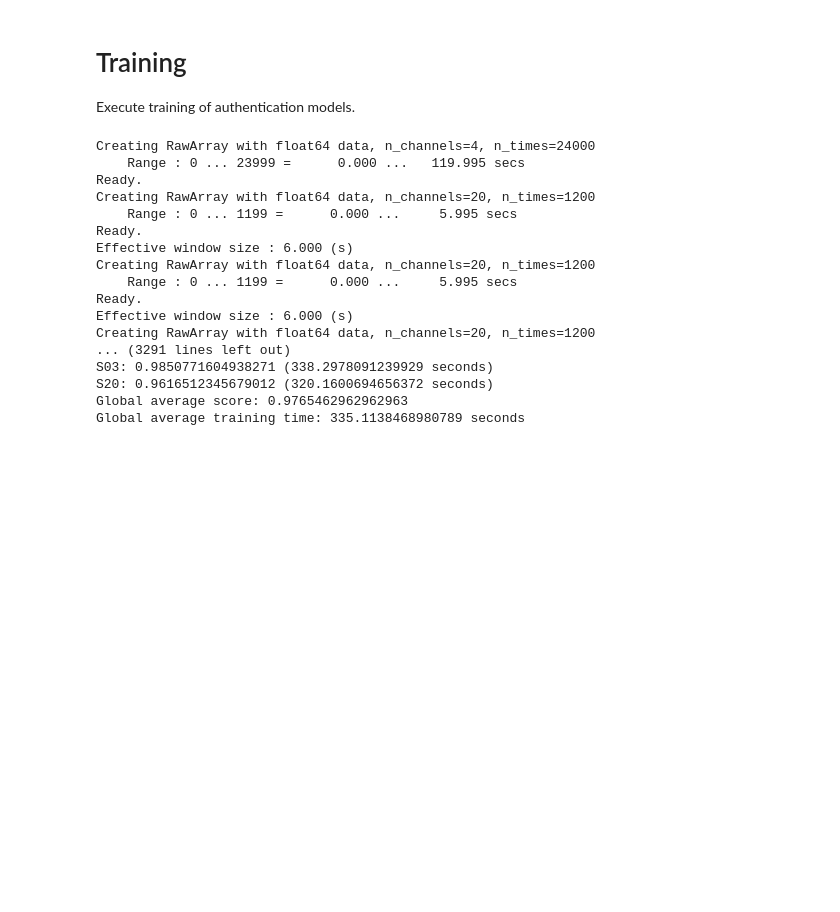
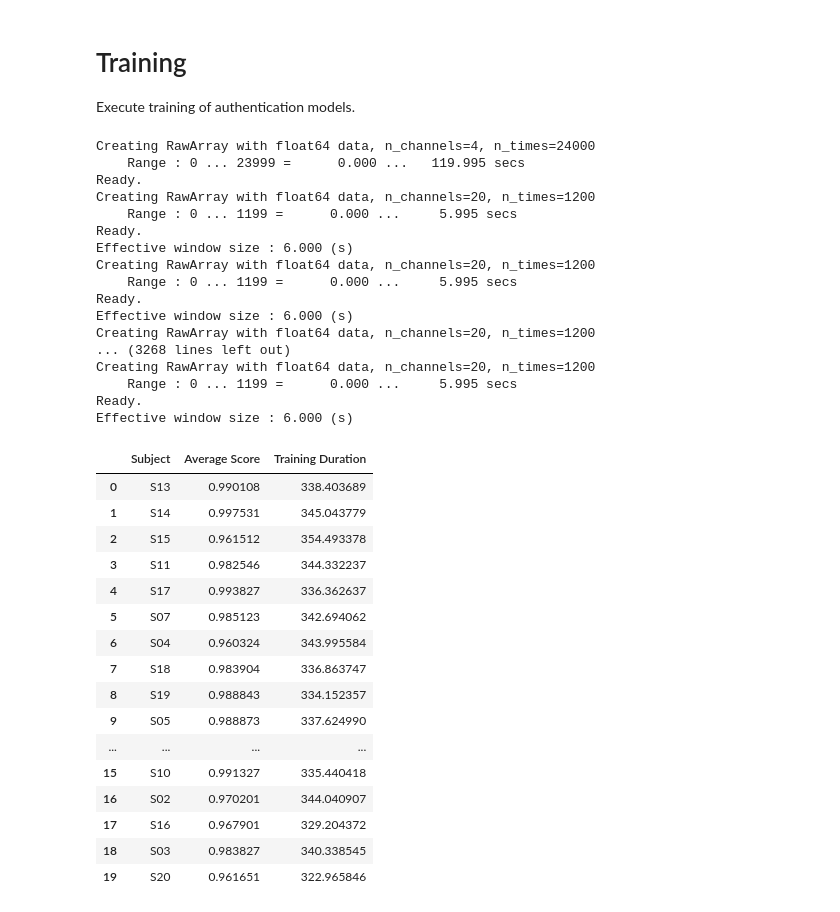
Before and after one commit to CPP-EEG-Authentication-Defense-Project/Authentication-Models, a Jupyter notebook: encrypted-classifiers/xgboost-encrypted.ipynb, the cells around one changed output. Cells and saved outputs as stored; diff of their text form; code cells hidden in the pictures; blank space fills up the shorter version.

```diff
--- a/encrypted-classifiers/xgboost-encrypted.ipynb
+++ b/encrypted-classifiers/xgboost-encrypted.ipynb
@@ -34,7 +36,8 @@ class XGBBuilder(model.ModelBuilder[XGBClassifier]):
         return XGBClassifier(
             n_estimators=100,
             max_depth=3,
-            learning_rate=0.1
+            learning_rate=0.3,
+            random_state=RANDOM_SEED
         )
 
     def train_classifier(self, classifier: XGBClassifier, x_data: np_types.ArrayLike, y_data: np_types.ArrayLike):
@@ -94,12 +97,6 @@ xgb_builder = XGBBuilder(
     data_processor=data_processor
 )
 results = xgb_builder.train(K_FOLDS)
-print('Average scores and training times:')
-for subject, average in results.iter_subject_average_scores():
-    training_time = results.training_statistics[subject].training_duration
-    print(f'{subject}: {average} ({training_time} seconds)')
-print(f'Global average score: {results.global_average_score}')
-print(f'Global average training time: {results.global_average_time} seconds')
 # %% [output]
 Creating RawArray with float64 data, n_channels=4, n_times=24000
     Range : 0 ... 23999 =      0.000 ...   119.995 secs
@@ -113,8 +110,36 @@ Creating RawArray with float64 data, n_channels=20, n_times=1200
 Ready.
 Effective window size : 6.000 (s)
 Creating RawArray with float64 data, n_channels=20, n_times=1200
-... (3291 lines left out)
-S03: 0.9850771604938271 (338.2978091239929 seconds)
-S20: 0.9616512345679012 (320.1600694656372 seconds)
-Global average score: 0.9765462962962963
-Global average training time: 335.1138468980789 seconds
+... (3268 lines left out)
+Creating RawArray with float64 data, n_channels=20, n_times=1200
+    Range : 0 ... 1199 =      0.000 ...     5.995 secs
+Ready.
+Effective window size : 6.000 (s)
+# %%
+subject_score_rows = []
+for subject in results.training_statistics:
+    subject_score_rows.append([
+        subject,
+        results.training_statistics[subject].average_score,
+        results.training_statistics[subject].training_duration
+    ])
+subject_scores = pd.DataFrame(subject_score_rows, columns=['Subject', 'Average Score', 'Training Duration'])
+subject_scores
+# %% [output]
+|  | Subject | Average Score | Training Duration |
+| 0 | S13 | 0.990108 | 338.403689 |
+| 1 | S14 | 0.997531 | 345.043779 |
+| 2 | S15 | 0.961512 | 354.493378 |
+| 3 | S11 | 0.982546 | 344.332237 |
+| 4 | S17 | 0.993827 | 336.362637 |
+| 5 | S07 | 0.985123 | 342.694062 |
+| 6 | S04 | 0.960324 | 343.995584 |
+| 7 | S18 | 0.983904 | 336.863747 |
+| 8 | S19 | 0.988843 | 334.152357 |
+| 9 | S05 | 0.988873 | 337.624990 |
+| ... | ... | ... | ... |
+| 15 | S10 | 0.991327 | 335.440418 |
+| 16 | S02 | 0.970201 | 344.040907 |
+| 17 | S16 | 0.967901 | 329.204372 |
+| 18 | S03 | 0.983827 | 340.338545 |
+| 19 | S20 | 0.961651 | 322.965846 |
```
Also changed, not shown: parts of 4 cells of this notebook.
